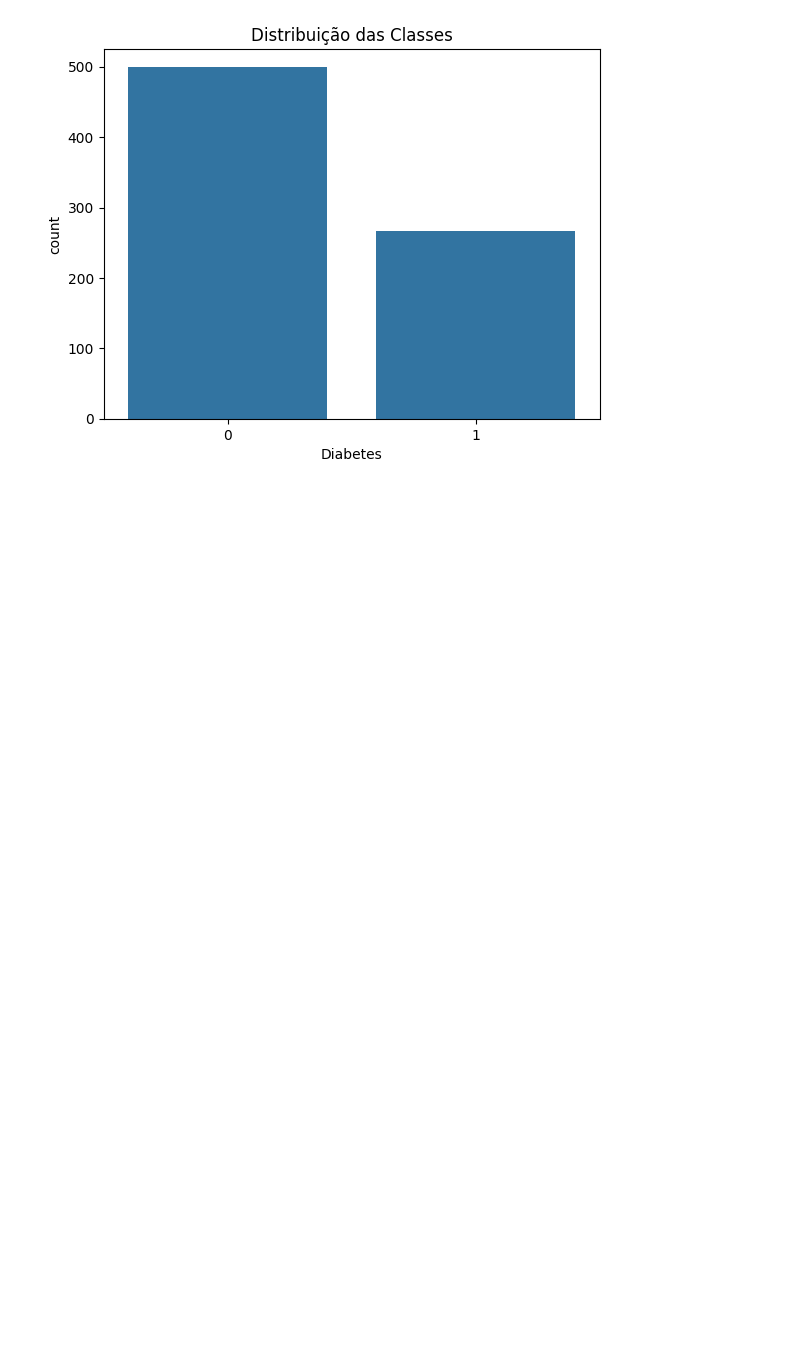
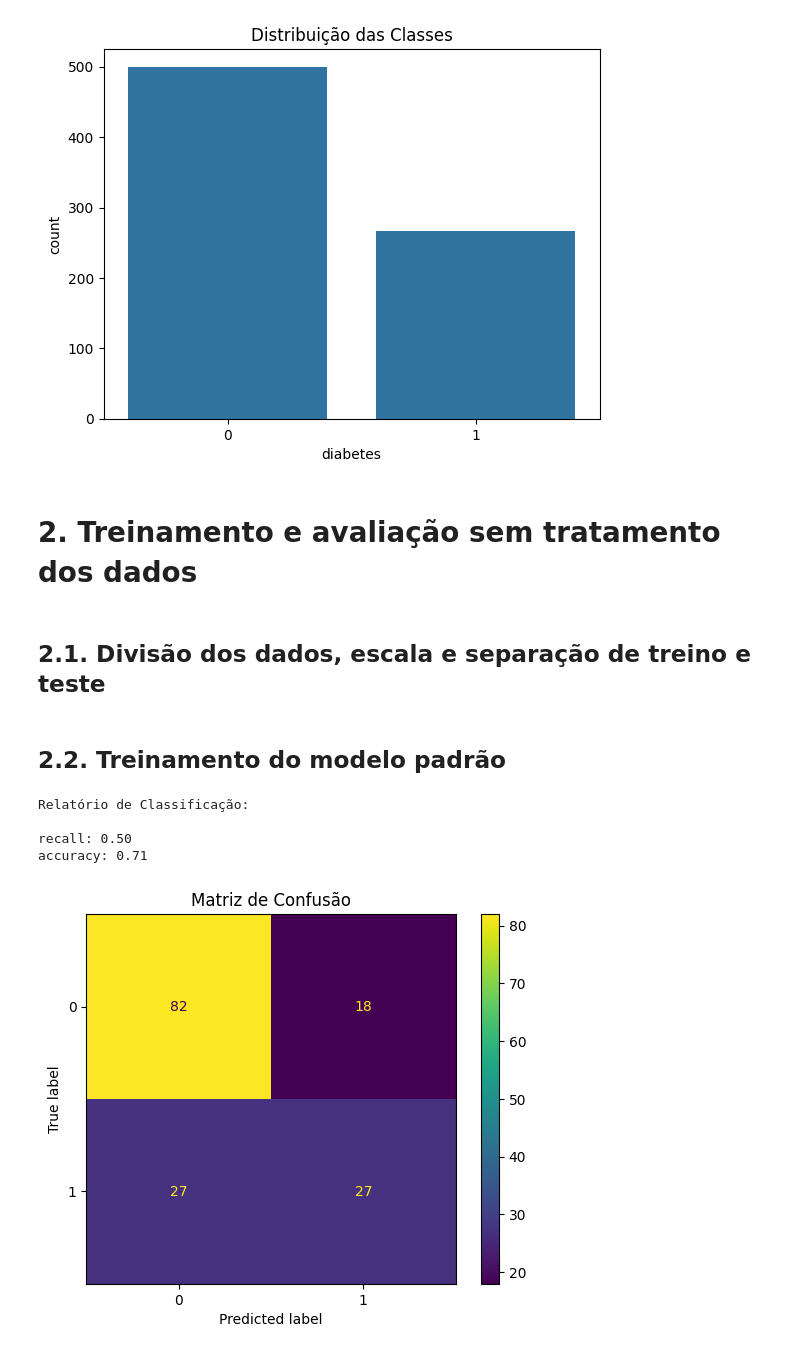
Before and after one commit to patrickpiresdev/data_science_uerj, a Jupyter notebook: redes_neurais/MLP.ipynb, the cells around one changed output. Cells and saved outputs as stored; diff of their text form; code cells hidden in the pictures; blank space fills up the shorter version.

```diff
--- a/redes_neurais/MLP.ipynb
+++ b/redes_neurais/MLP.ipynb
@@ -25,6 +68,0 @@ df.head()
-# %%
-df.columns = [
-    'Pregnancies', 'Glucose', 'BloodPressure', 'SkinThickness', 'Insulin',
-    'BMI', 'DiabetesPedigreeFunction', 'Age', 'Diabetes'
-]
-df.head()
@@ -50,3 +80,44 @@ plt.title("Distribuição das Classes")
 plt.show()
 # %% [output]
 [figure]
+# %% [markdown]
+# 2. Treinamento e avaliação sem tratamento dos dados
+# %% [markdown]
+## 2.1. Divisão dos dados, escala e separação de treino e teste
+# %%
+X = df.drop('diabetes', axis=1)
+y = df['diabetes']
+
+scaler = StandardScaler()
+X_scaled = scaler.fit_transform(X)
+
+X_train, X_test, y_train, y_test = train_test_split(
+    X_scaled, y, test_size=0.2, random_state=42, stratify=y
+)
+# %% [markdown]
+## 2.2. Treinamento do modelo padrão
+# %%
+def report(mlp, X_test, y_test, y_pred):
+    rec = recall_score(y_test, y_pred, pos_label=1)
+    acc = accuracy_score(y_test, y_pred)
+
+    print("Relatório de Classificação:\n")
+    print(f'recall: {rec:.2f}')
+    print(f'accuracy: {acc:.2f}')
+
+    ConfusionMatrixDisplay.from_estimator(mlp, X_test, y_test)
+    plt.title("Matriz de Confusão")
+    plt.show()
+
+mlp = MLPClassifier(random_state=42)
+mlp.fit(X_train, y_train)
+
+y_pred = mlp.predict(X_test)
+
+report(mlp, X_test, y_test, y_pred)
+# %% [output]
+Relatório de Classificação:
+
+recall: 0.50
+accuracy: 0.71
+[figure, added]
```
Also changed, not shown: parts of 36 cells of this notebook, 1 other file.
